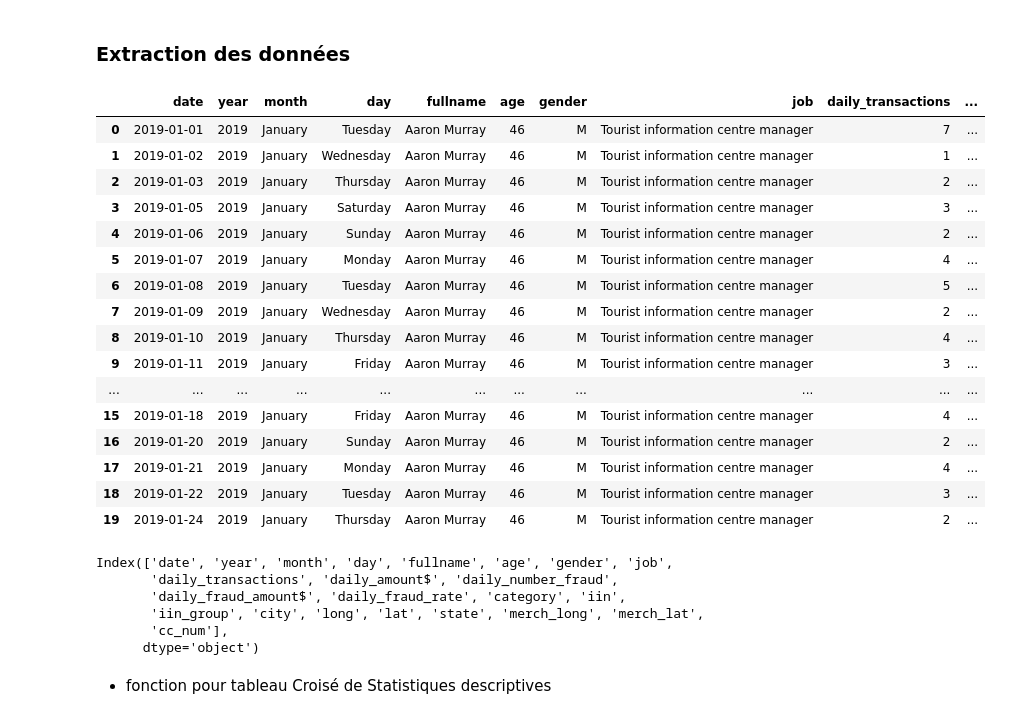
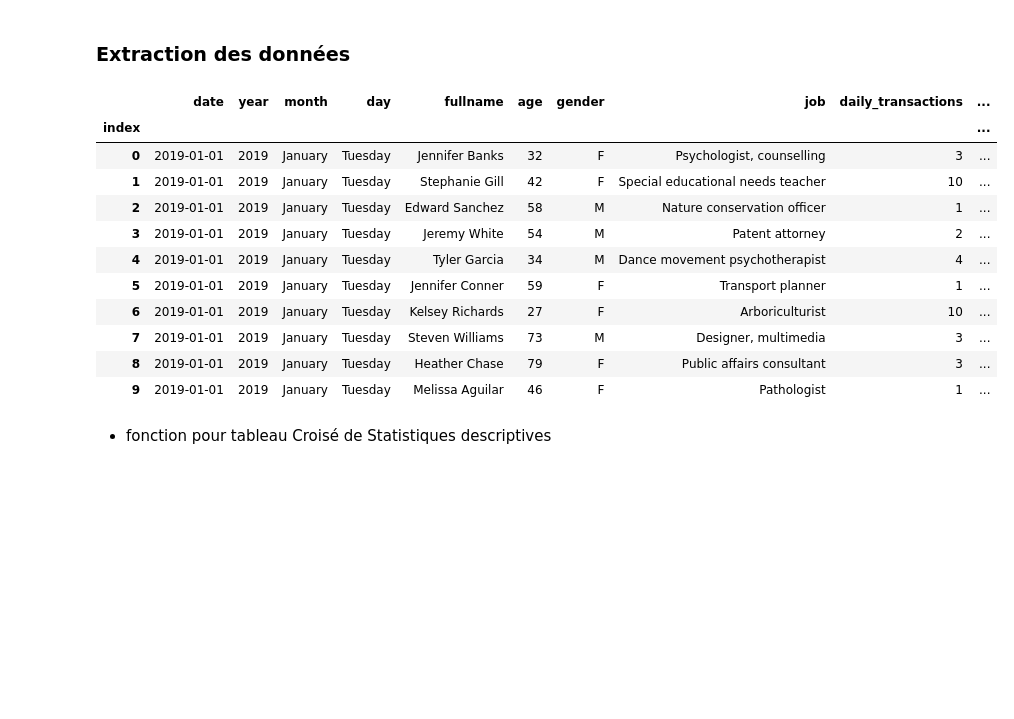
Before and after one commit to Fantaisika/Projet_Data_Management, a Jupyter notebook: Exploration (1).ipynb, the cells around one changed output. Cells and saved outputs as stored; diff of their text form; code cells hidden in the pictures; blank space fills up the shorter version.

```diff
--- a/Exploration (1).ipynb
+++ b/Exploration (1).ipynb
@@ -363,42 +363,28 @@ financial_data[liste].to_csv('financial_clean.csv', chunksize = 10**5)
 # Sous base de données individus
 # l'unité d'observation est la transaction journalière d'une personne
 individual_data = (financial_data[liste].drop(['group_age','city_pop','amt'], axis = 1)
-                                        .drop_duplicates(subset = agglist)
-                                        .sort_values(by = agglist,ignore_index = True)
+                                        #.drop_duplicates(subset = agglist)
+                                        #.sort_values(by = agglist,ignore_index = True)
                    )
 individual_data.to_csv('individual_data.csv')
 
 # extraction des métadonnées
 metadonnees.to_csv('metadonnees.csv')
 # %%
-individual_data.head(20)
+individual_data.head(10)
 # %% [output]
 |  | date | year | month | day | fullname | age | gender | job | daily_transactions | ... |
-| 0 | 2019-01-01 | 2019 | January | Tuesday | Aaron Murray | 46 | M | Tourist information centre manager | 7 | ... |
-| 1 | 2019-01-02 | 2019 | January | Wednesday | Aaron Murray | 46 | M | Tourist information centre manager | 1 | ... |
-| 2 | 2019-01-03 | 2019 | January | Thursday | Aaron Murray | 46 | M | Tourist information centre manager | 2 | ... |
-| 3 | 2019-01-05 | 2019 | January | Saturday | Aaron Murray | 46 | M | Tourist information centre manager | 3 | ... |
-| 4 | 2019-01-06 | 2019 | January | Sunday | Aaron Murray | 46 | M | Tourist information centre manager | 2 | ... |
-| 5 | 2019-01-07 | 2019 | January | Monday | Aaron Murray | 46 | M | Tourist information centre manager | 4 | ... |
-| 6 | 2019-01-08 | 2019 | January | Tuesday | Aaron Murray | 46 | M | Tourist information centre manager | 5 | ... |
-| 7 | 2019-01-09 | 2019 | January | Wednesday | Aaron Murray | 46 | M | Tourist information centre manager | 2 | ... |
-| 8 | 2019-01-10 | 2019 | January | Thursday | Aaron Murray | 46 | M | Tourist information centre manager | 4 | ... |
-| 9 | 2019-01-11 | 2019 | January | Friday | Aaron Murray | 46 | M | Tourist information centre manager | 3 | ... |
-| ... | ... | ... | ... | ... | ... | ... | ... | ... | ... | ... |
-| 15 | 2019-01-18 | 2019 | January | Friday | Aaron Murray | 46 | M | Tourist information centre manager | 4 | ... |
-| 16 | 2019-01-20 | 2019 | January | Sunday | Aaron Murray | 46 | M | Tourist information centre manager | 2 | ... |
-| 17 | 2019-01-21 | 2019 | January | Monday | Aaron Murray | 46 | M | Tourist information centre manager | 4 | ... |
-| 18 | 2019-01-22 | 2019 | January | Tuesday | Aaron Murray | 46 | M | Tourist information centre manager | 3 | ... |
-| 19 | 2019-01-24 | 2019 | January | Thursday | Aaron Murray | 46 | M | Tourist information centre manager | 2 | ... |
+| index |  |  |  |  |  |  |  |  |  | ... |
+| 0 | 2019-01-01 | 2019 | January | Tuesday | Jennifer Banks | 32 | F | Psychologist, counselling | 3 | ... |
+| 1 | 2019-01-01 | 2019 | January | Tuesday | Stephanie Gill | 42 | F | Special educational needs teacher | 10 | ... |
+| 2 | 2019-01-01 | 2019 | January | Tuesday | Edward Sanchez | 58 | M | Nature conservation officer | 1 | ... |
+| 3 | 2019-01-01 | 2019 | January | Tuesday | Jeremy White | 54 | M | Patent attorney | 2 | ... |
+| 4 | 2019-01-01 | 2019 | January | Tuesday | Tyler Garcia | 34 | M | Dance movement psychotherapist | 4 | ... |
+| 5 | 2019-01-01 | 2019 | January | Tuesday | Jennifer Conner | 59 | F | Transport planner | 1 | ... |
+| 6 | 2019-01-01 | 2019 | January | Tuesday | Kelsey Richards | 27 | F | Arboriculturist | 10 | ... |
+| 7 | 2019-01-01 | 2019 | January | Tuesday | Steven Williams | 73 | M | Designer, multimedia | 3 | ... |
+| 8 | 2019-01-01 | 2019 | January | Tuesday | Heather Chase | 79 | F | Public affairs consultant | 3 | ... |
+| 9 | 2019-01-01 | 2019 | January | Tuesday | Melissa Aguilar | 46 | F | Pathologist | 1 | ... |
-# %%
-individual_data.columns
-# %% [output]
-Index(['date', 'year', 'month', 'day', 'fullname', 'age', 'gender', 'job',
-       'daily_transactions', 'daily_amount$', 'daily_number_fraud',
-       'daily_fraud_amount$', 'daily_fraud_rate', 'category', 'iin',
-       'iin_group', 'city', 'long', 'lat', 'state', 'merch_long', 'merch_lat',
-       'cc_num'],
-      dtype='object')
 # %% [markdown]
 - fonction pour tableau Croisé de Statistiques descriptives
 # %%
```
Also changed, not shown: 58 other files.
